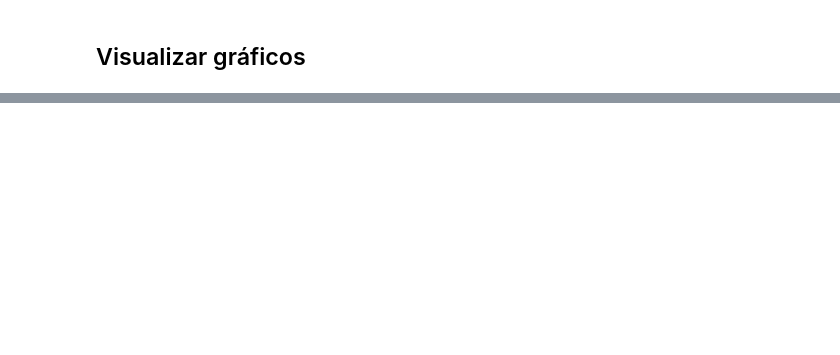
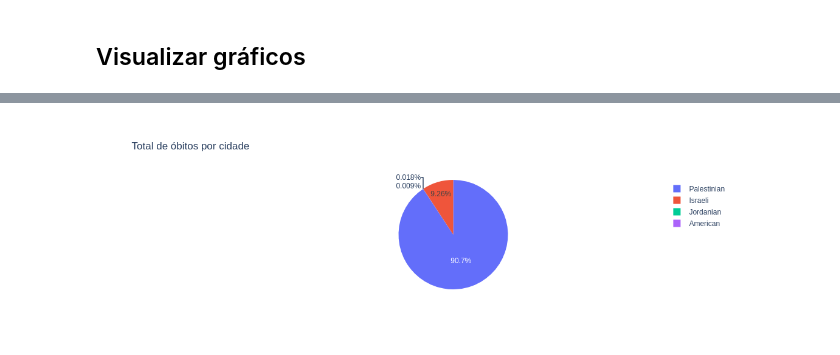
Before and after one commit to kanyesteves/fatalities-in-the-israeli-palestinian, a Jupyter notebook: app/analyticWar.ipynb, the cells around one changed output, grey strips where cells are left out. Saved outputs shown, nothing was run; the diff lists cells and outputs as text; code cells hidden in the pictures; blank space fills up the shorter version.

```diff
--- a/app/analyticWar.ipynb
+++ b/app/analyticWar.ipynb
@@ -204,0 +173,9 @@ fig_total_deaths.show()
+# %%
+data = new_df.groupby("citizenship")["date_of_death"].count()
+group_filteted = pd.DataFrame(data)
+fig_total_deaths = px.pie(group, values="date_of_death",
+                          names=["American", "Israeli", "Jordanian", "Palestinian"],
+                          title="Total de óbitos por cidade")
+fig_total_deaths.show()
+# %% [output]
+[figure, added]
```
Also changed, not shown: parts of 8 cells of this notebook.
